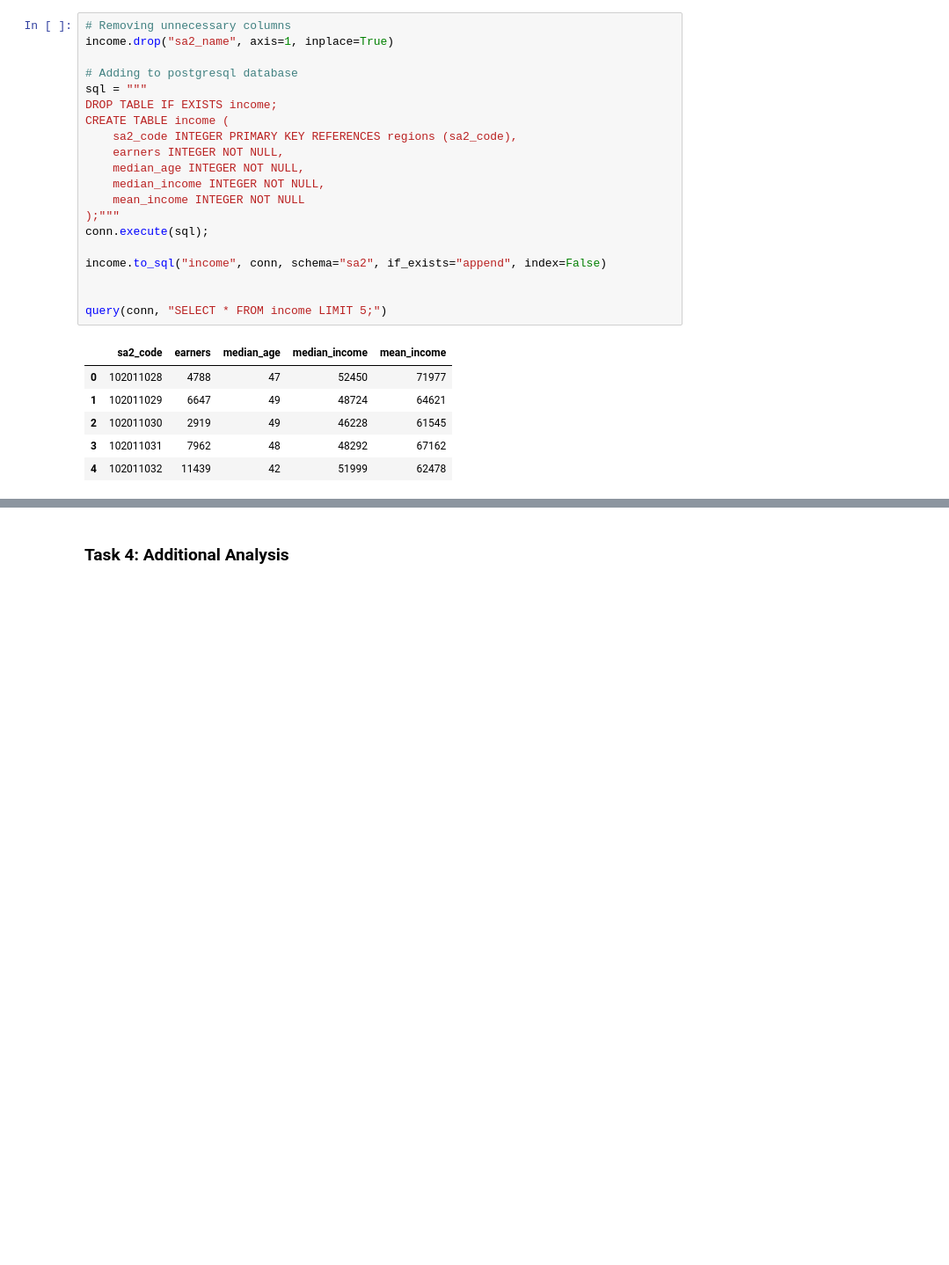
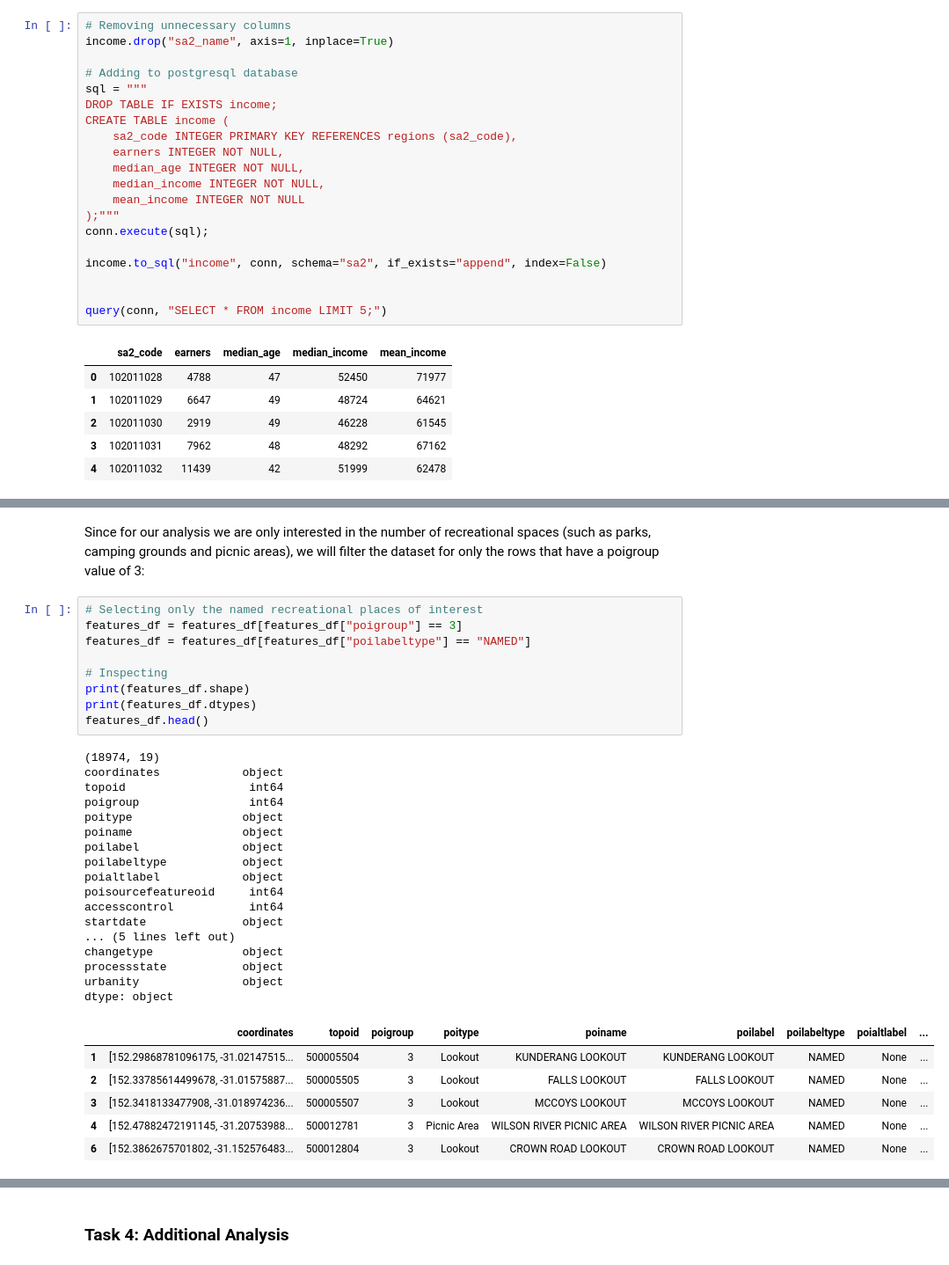
Before and after one commit to FixItChris/DATA2901, a Jupyter notebook: Report.ipynb, the cells around one changed output, grey strips where cells are left out. Shown at 88% size. Drawn from its saved outputs; the diff is of its cells as text; blank space fills up the shorter version.

```diff
--- a/Report.ipynb
+++ b/Report.ipynb
@@ -883,0 +909,35 @@ query(conn, "SELECT * FROM income LIMIT 5;")
+# %% [markdown]
+Since for our analysis we are only interested in the number of recreational spaces (such as parks, camping grounds and picnic areas), we will filter the dataset for only the rows that have a poigroup value of 3:
+# %%
+# Selecting only the named recreational places of interest
+features_df = features_df[features_df["poigroup"] == 3]
+features_df = features_df[features_df["poilabeltype"] == "NAMED"]
+
+# Inspecting
+print(features_df.shape)
+print(features_df.dtypes)
+features_df.head()
+# %% [output]
+(18974, 19)
+coordinates            object
+topoid                  int64
+poigroup                int64
+poitype                object
+poiname                object
+poilabel               object
+poilabeltype           object
+poialtlabel            object
+poisourcefeatureoid     int64
+accesscontrol           int64
+startdate              object
+... (5 lines left out)
+changetype             object
+processstate           object
+urbanity               object
+dtype: object
+|  | coordinates | topoid | poigroup | poitype | poiname | poilabel | poilabeltype | poialtlabel | ... |
+| 1 | [152.29868781096175, -31.02147515... | 500005504 | 3 | Lookout | KUNDERANG LOOKOUT | KUNDERANG LOOKOUT | NAMED | None | ... |
+| 2 | [152.33785614499678, -31.01575887... | 500005505 | 3 | Lookout | FALLS LOOKOUT | FALLS LOOKOUT | NAMED | None | ... |
+| 3 | [152.3418133477908, -31.018974236... | 500005507 | 3 | Lookout | MCCOYS LOOKOUT | MCCOYS LOOKOUT | NAMED | None | ... |
+| 4 | [152.47882472191145, -31.20753988... | 500012781 | 3 | Picnic Area | WILSON RIVER PICNIC AREA | WILSON RIVER PICNIC AREA | NAMED | None | ... |
+| 6 | [152.3862675701802, -31.152576483... | 500012804 | 3 | Lookout | CROWN ROAD LOOKOUT | CROWN ROAD LOOKOUT | NAMED | None | ... |
```
Also changed, not shown: parts of 18 cells of this notebook, 2 other files.
